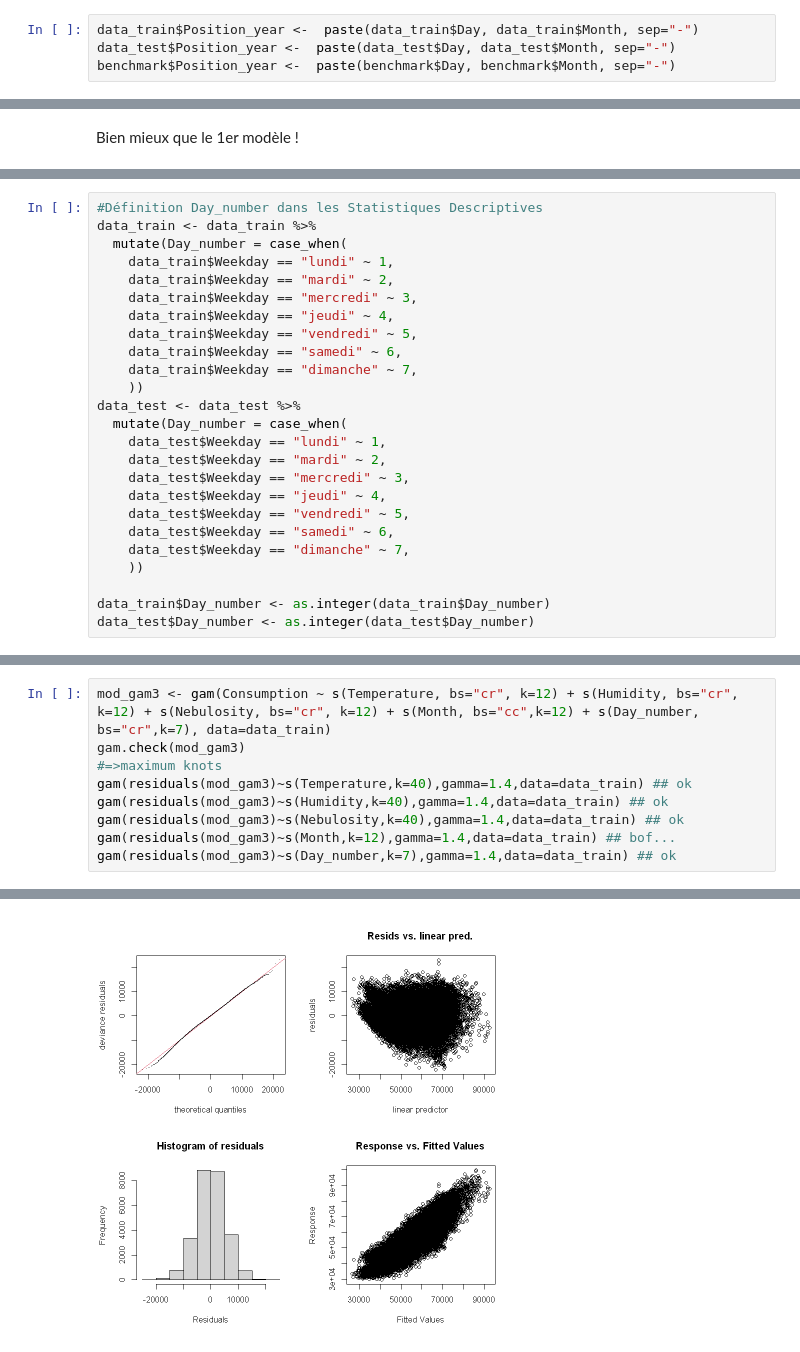
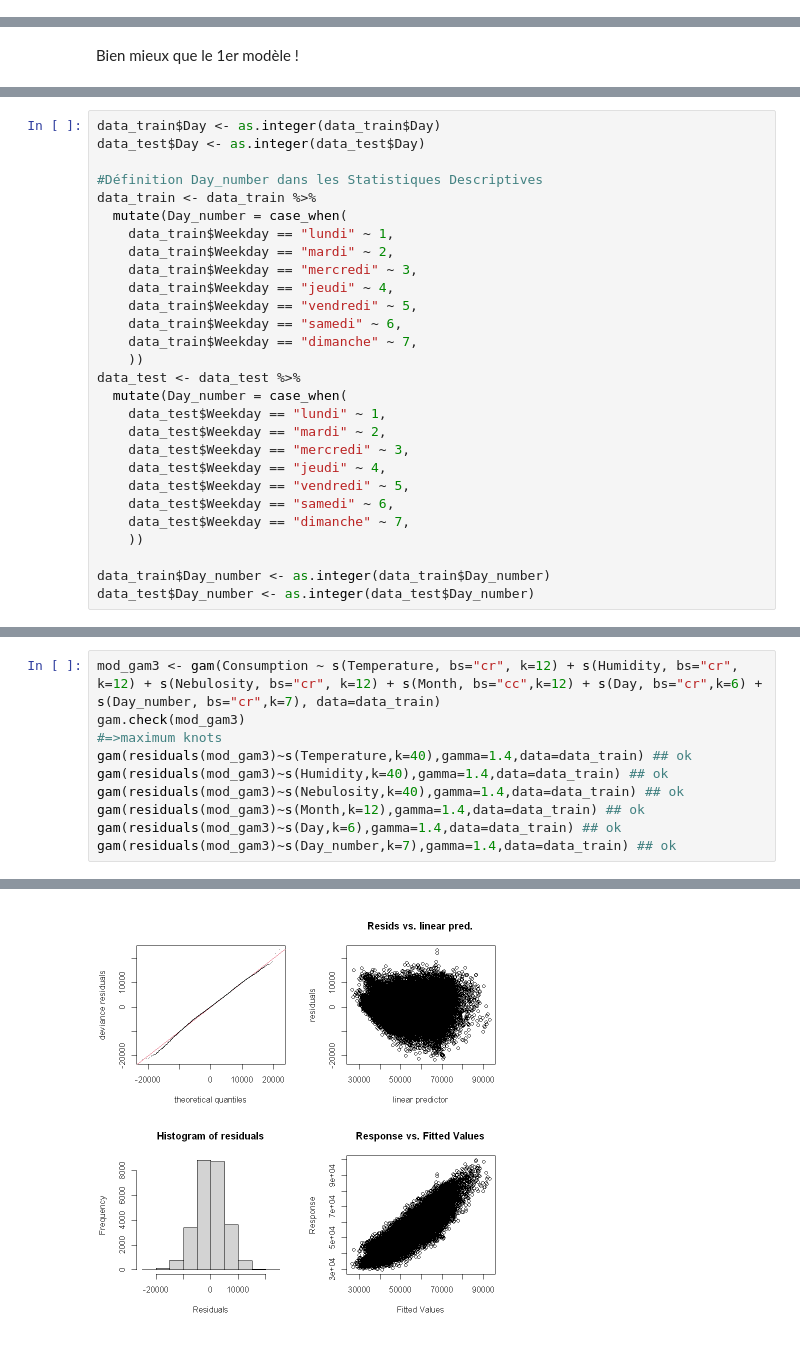
Before and after one commit to PaulineMendras/Seminaire-Modelisation-Stat, a Jupyter notebook: Notebook.ipynb, the cells around one changed output, grey strips where cells are left out. Drawn from its saved outputs; the diff is of its cells as text.

```diff
--- a/Notebook.ipynb
+++ b/Notebook.ipynb
@@ -751,7 +793,3 @@ On remarque nettement une forte diminution de la consommation électrique en 202
 Demander définitions à Margaux
 # %% [markdown]
 ### Régression linéaire
-# %%
-data_train$Position_year <-  paste(data_train$Day, data_train$Month, sep="-")
-data_test$Position_year <-  paste(data_test$Day, data_test$Month, sep="-")
-benchmark$Position_year <-  paste(benchmark$Day, benchmark$Month, sep="-")
@@ -1299,4 +1330,7 @@ Bien mieux que le 1er modèle !
 # %%
+data_train$Day <- as.integer(data_train$Day)
+data_test$Day <- as.integer(data_test$Day)
+
 #Définition Day_number dans les Statistiques Descriptives
 data_train <- data_train %>%
   mutate(Day_number = case_when(
@@ -1369,11 +1381,12 @@ Toutes les variables explicatives sont significatives
 # %%
-mod_gam3 <- gam(Consumption ~ s(Temperature, bs="cr", k=12) + s(Humidity, bs="cr", k=12) + s(Nebulosity, bs="cr", k=12) + s(Month, bs="cc",k=12) + s(Day_number, bs="cr",k=7), data=data_train)
+mod_gam3 <- gam(Consumption ~ s(Temperature, bs="cr", k=12) + s(Humidity, bs="cr", k=12) + s(Nebulosity, bs="cr", k=12) + s(Month, bs="cc",k=12) + s(Day, bs="cr",k=6) + s(Day_number, bs="cr",k=7), data=data_train)
 gam.check(mod_gam3)
 #=>maximum knots
 gam(residuals(mod_gam3)~s(Temperature,k=40),gamma=1.4,data=data_train) ## ok
 gam(residuals(mod_gam3)~s(Humidity,k=40),gamma=1.4,data=data_train) ## ok
 gam(residuals(mod_gam3)~s(Nebulosity,k=40),gamma=1.4,data=data_train) ## ok
-gam(residuals(mod_gam3)~s(Month,k=12),gamma=1.4,data=data_train) ## bof...
+gam(residuals(mod_gam3)~s(Month,k=12),gamma=1.4,data=data_train) ## ok
+gam(residuals(mod_gam3)~s(Day,k=6),gamma=1.4,data=data_train) ## ok
 gam(residuals(mod_gam3)~s(Day_number,k=7),gamma=1.4,data=data_train) ## ok
 # %% [output]
 Method: GCV   Optimizer: magic
@@ -1444,4 +1468,4 @@ GCV score: 28376348
-[figure, old version]
+[figure, new version]
 # %%
 #Prediction
 fits = predict(mod_gam3, newdata=data_test, type='response', se=T)
```
Also changed, not shown: parts of 31 cells of this notebook.
